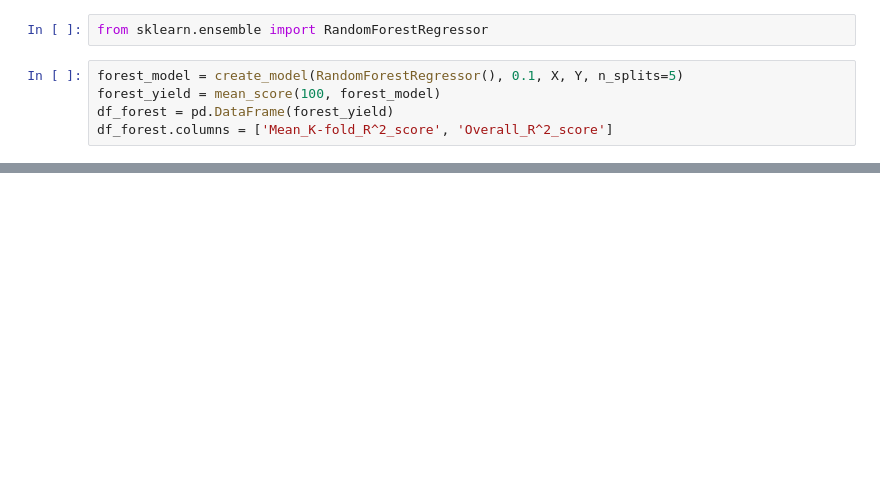
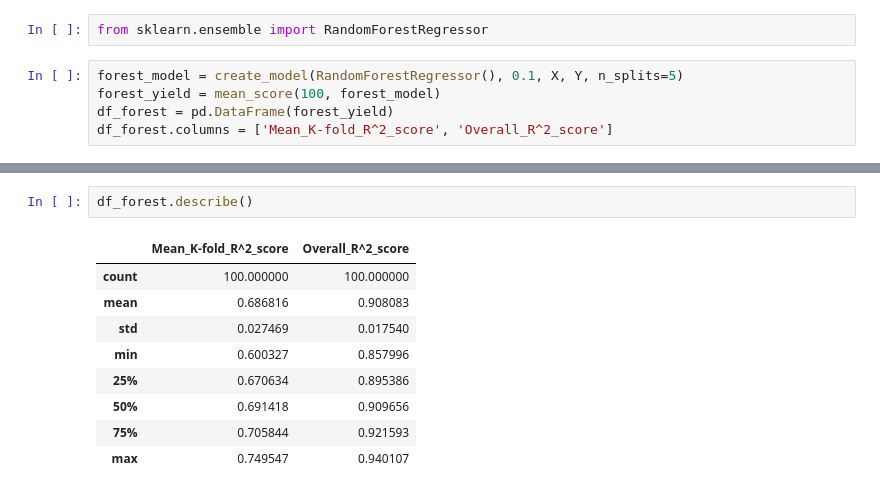
Before and after one commit to Comrade26/first_model_test, a Jupyter notebook: test.ipynb, the cells around one changed output, grey strips where cells are left out. Drawn from its saved outputs; the diff is of its cells as text; blank space fills up the shorter version.

```diff
--- a/test.ipynb
+++ b/test.ipynb
@@ -149,3 +173,15 @@ df_forest.head()
+# %%
+df_forest.describe()
+# %% [output]
+|  | Mean_K-fold_R^2_score | Overall_R^2_score |
+| count | 100.000000 | 100.000000 |
+| mean | 0.686816 | 0.908083 |
+| std | 0.027469 | 0.017540 |
+| min | 0.600327 | 0.857996 |
+| 25% | 0.670634 | 0.895386 |
+| 50% | 0.691418 | 0.909656 |
+| 75% | 0.705844 | 0.921593 |
+| max | 0.749547 | 0.940107 |
 # %%
 kfold = df_forest['Mean_K-fold_R^2_score']
 r2score = df_forest['Overall_R^2_score']
```
Also changed, not shown: parts of 8 cells of this notebook.
